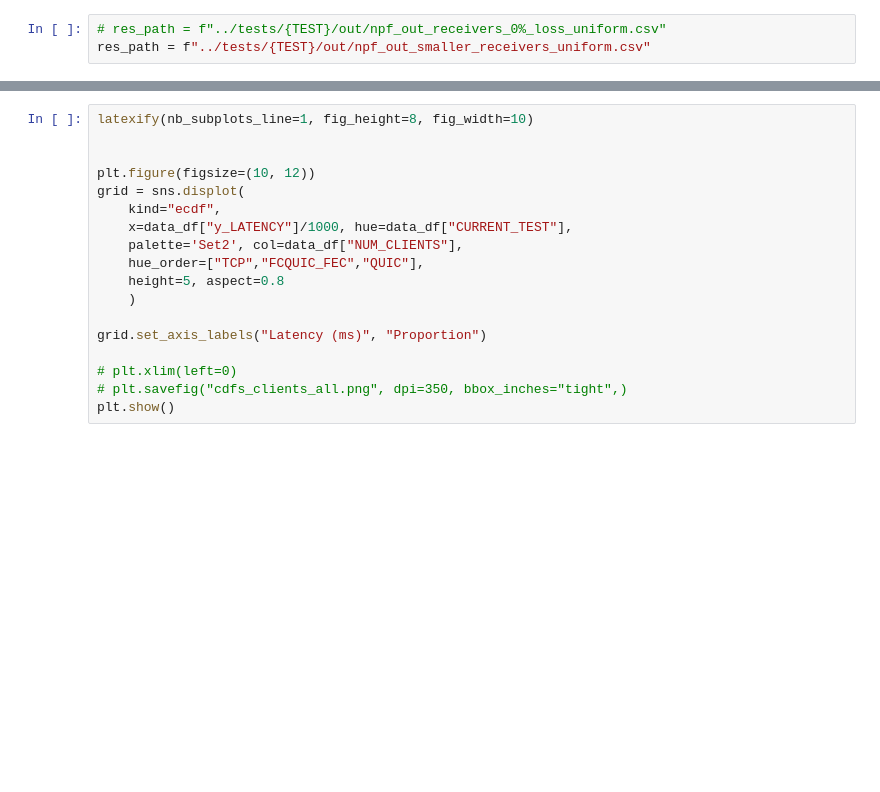
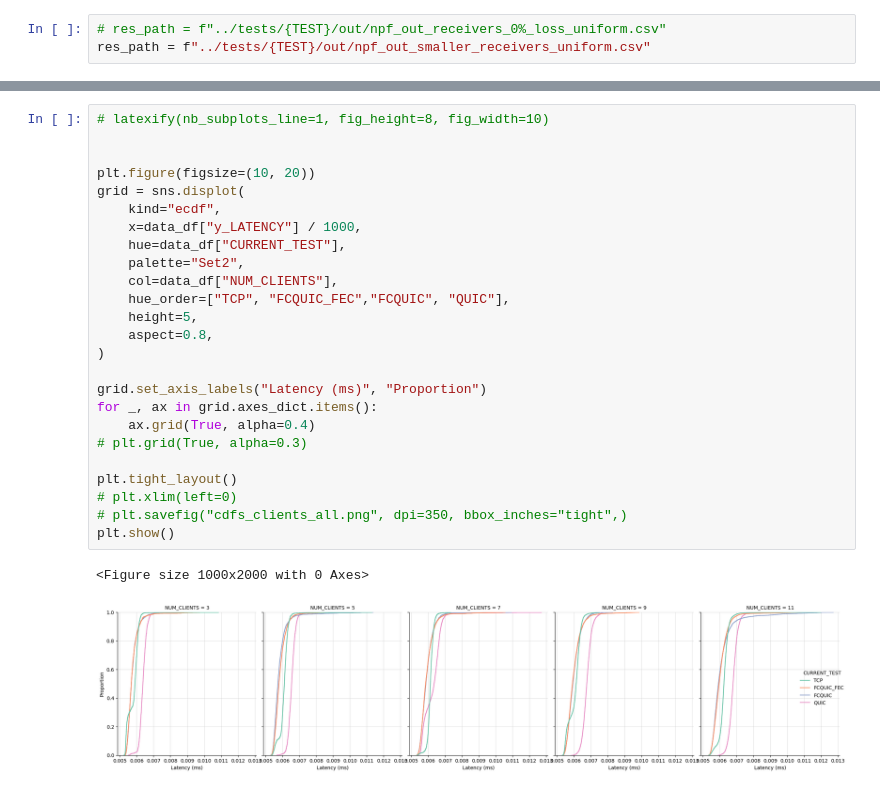
Before and after one commit to zeykafx/fcquic_applications_master_thesis, a Jupyter notebook: evaluations/graphs/graphs.ipynb, the cells around one changed output, grey strips where cells are left out. Cells and saved outputs as stored; diff of their text form; blank space fills up the shorter version.

```diff
--- a/evaluations/graphs/graphs.ipynb
+++ b/evaluations/graphs/graphs.ipynb
@@ -54,18 +227,28 @@ array([ 3,  7, 11, 15, 19, 25])
 # %%
-latexify(nb_subplots_line=1, fig_height=8, fig_width=10)
+# latexify(nb_subplots_line=1, fig_height=8, fig_width=10)
 
 
-plt.figure(figsize=(10, 12))
+plt.figure(figsize=(10, 20))
 grid = sns.displot(
     kind="ecdf",
-    x=data_df["y_LATENCY"]/1000, hue=data_df["CURRENT_TEST"],
-    palette='Set2', col=data_df["NUM_CLIENTS"],
-    hue_order=["TCP","FCQUIC_FEC","QUIC"],
-    height=5, aspect=0.8
-    )
+    x=data_df["y_LATENCY"] / 1000,
+    hue=data_df["CURRENT_TEST"],
+    palette="Set2",
+    col=data_df["NUM_CLIENTS"],
+    hue_order=["TCP", "FCQUIC_FEC","FCQUIC", "QUIC"],
+    height=5,
+    aspect=0.8,
+)
 
 grid.set_axis_labels("Latency (ms)", "Proportion")
+for _, ax in grid.axes_dict.items():
+    ax.grid(True, alpha=0.4)
+# plt.grid(True, alpha=0.3)
 
+plt.tight_layout()
 # plt.xlim(left=0)
 # plt.savefig("cdfs_clients_all.png", dpi=350, bbox_inches="tight",)
 plt.show()
+# %% [output]
+<Figure size 1000x2000 with 0 Axes>
+[figure, added]
```
Also changed, not shown: parts of 6 cells of this notebook, 47 other files.
